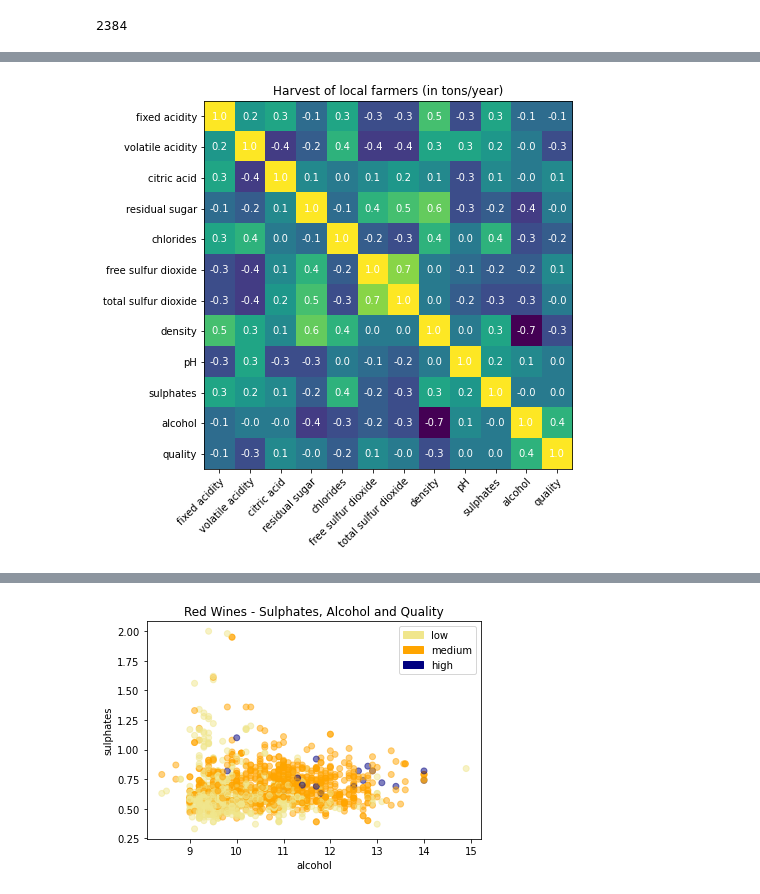
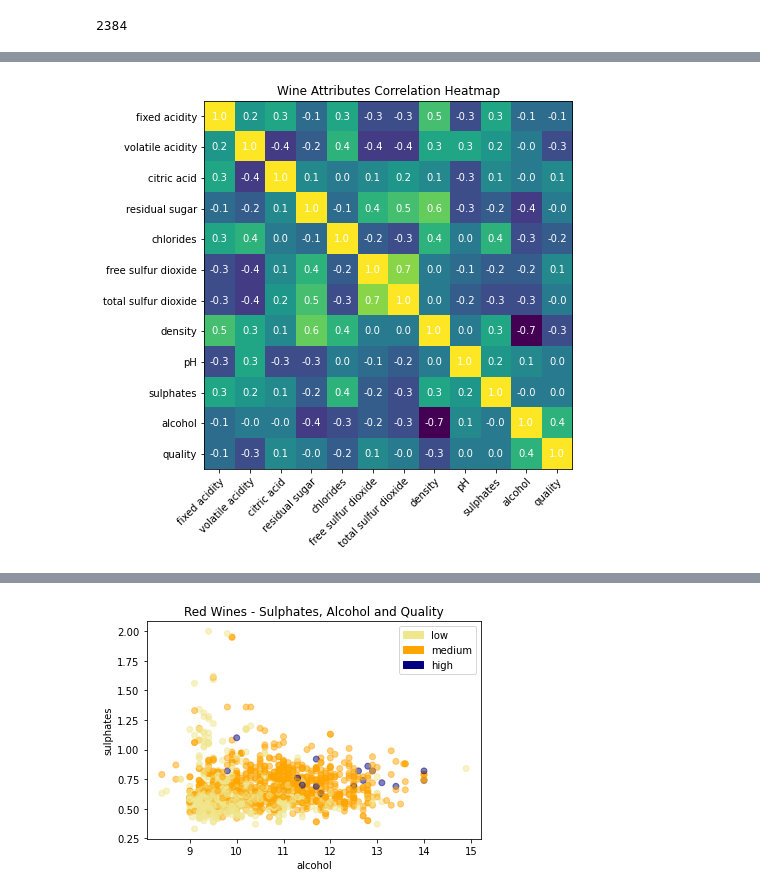
Before and after one commit to Jacopo-Spadon/Wine-not, a Jupyter notebook: Wine not data Wrangling.ipynb, the cells around one changed output, grey strips where cells are left out. Saved outputs shown, nothing was run; the diff lists cells and outputs as text; code cells hidden in the pictures.

```diff
--- a/Wine not data Wrangling.ipynb
+++ b/Wine not data Wrangling.ipynb
@@ -399,32 +350,32 @@ array([[ 1. ,  0.2,  0.3, -0.1,  0.3, -0.3, -0.3,  0.5, -0.3,  0.3, -0.1,
 # %%
-# Heat map
+# Wine Attributes Correlation Heatmap
 
 wines_colums = ["fixed acidity", "volatile acidity","citric acid","residual sugar","chlorides","free sulfur dioxide","total sulfur dioxide","density","pH","sulphates","alcohol","quality"]
-#wines_corr = np.around([wines.corr(method='pearson', min_periods=1).to_numpy()], decimals=1)
+wines_corr = np.around(wines.corr(method='pearson', min_periods=1).to_numpy(), decimals=1)
 
 fig, ax = plt.subplots()
-im = ax.imshow(wines_hm)
+im = ax.imshow(wines_corr)
 
 # We want to show all ticks...
 ax.set_xticks(np.arange(len(wines_colums)))
 ax.set_yticks(np.arange(len(wines_colums)))
 # # ... and label them with the respective list entries
 ax.set_xticklabels(wines_colums)
 ax.set_yticklabels(wines_colums)
 
 # Rotate the tick labels and set their alignment.
 plt.setp(ax.get_xticklabels(), rotation=45, ha="right",
          rotation_mode="anchor")
 
 # Loop over data dimensions and create text annotations.
 for i in range(len(wines_colums)):
     for j in range(len(wines_colums)):
-        text = ax.text(j, i, wines_hm[i, j],
+        text = ax.text(j, i, wines_corr[i, j],
                        ha="center", va="center", color="w")
 
-ax.set_title("Harvest of local farmers (in tons/year)")
+ax.set_title("Wine Attributes Correlation Heatmap")
 fig.tight_layout()
 fig.set_figheight(100)
 plt.show()
 # %% [output]
-[figure, old version]
+[figure, new version]
```
Also changed, not shown: parts of 6 cells of this notebook.
